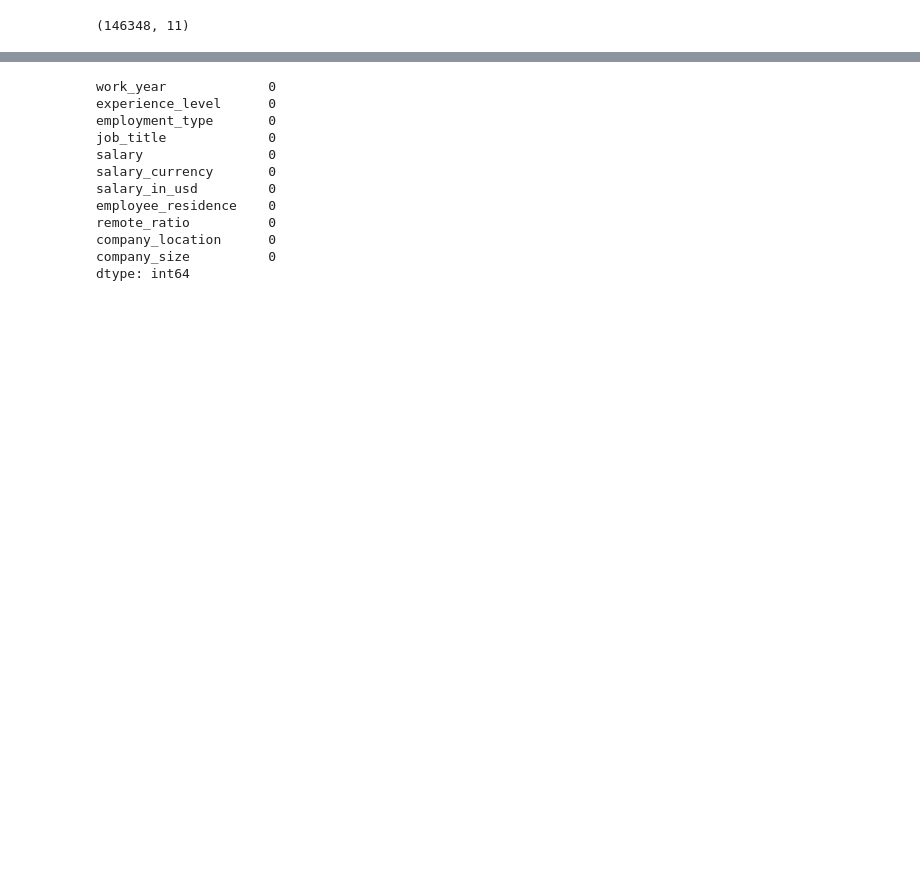
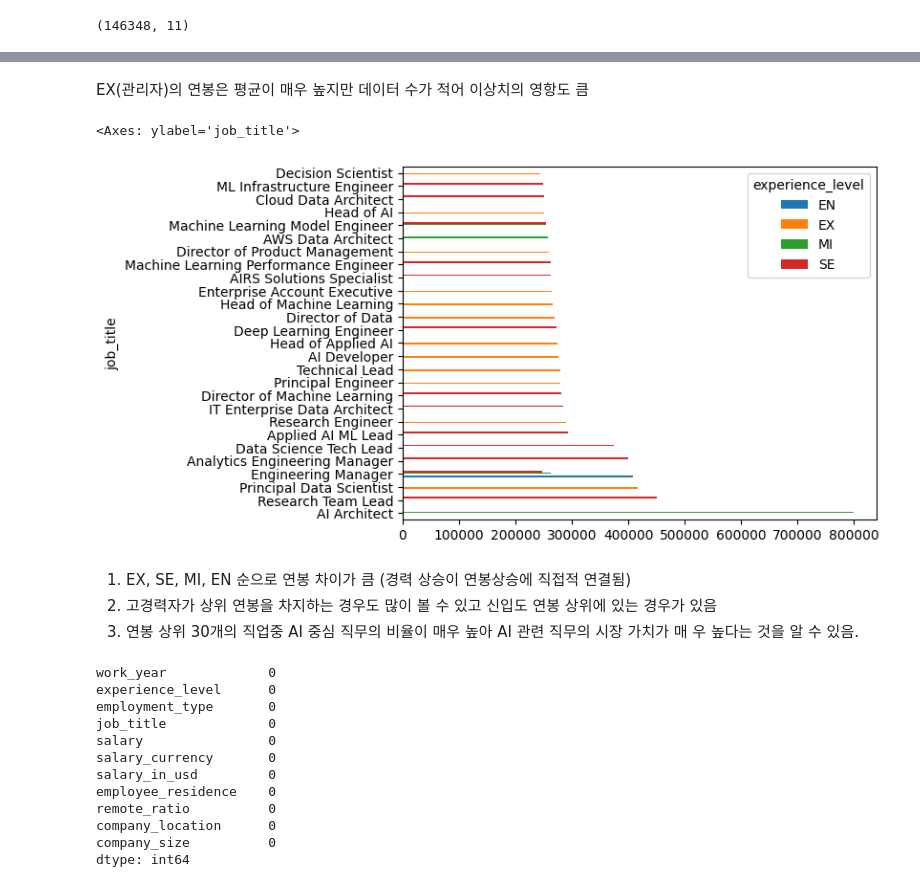
Before and after one commit to changdoong/learning-projects, a Jupyter notebook: datascience_df/salary_df.ipynb, the cells around one changed output, grey strips where cells are left out. Cells and saved outputs as stored; diff of their text form; code cells hidden in the pictures; blank space fills up the shorter version.

```diff
--- a/datascience_df/salary_df.ipynb
+++ b/datascience_df/salary_df.ipynb
@@ -41,3 +84,15 @@ salary_df.shape
+# %% [markdown]
+EX(관리자)의 연봉은 평균이 매우 높지만 데이터 수가 적어 이상치의 영항도 큼
+# %%
+# 경력별 연봉 차이
+salary_df.groupby(['job_title','experience_level'])['salary_in_usd'].mean().sort_values(ascending=False).head(30).unstack().plot(kind='barh')
+# %% [output]
+<Axes: ylabel='job_title'>
+[figure, added]
+# %% [markdown]
+1. EX, SE, MI, EN 순으로 연봉 차이가 큼 (경력 상승이 연봉상승에 직접적 연결됨)
+2. 고경력자가 상위 연봉을 차지하는 경우도 많이 볼 수 있고 신입도 연봉 상위에 있는 경우가     있음
+3. 연봉 상위 30개의 직업중 AI 중심 직무의 비율이 매우 높아 AI 관련 직무의 시장 가치가 매    우 높다는 것을 알 수 있음.
 # %%
 salary_df.isna().sum()
 # %% [output]
```
Also changed, not shown: parts of 21 cells of this notebook.
